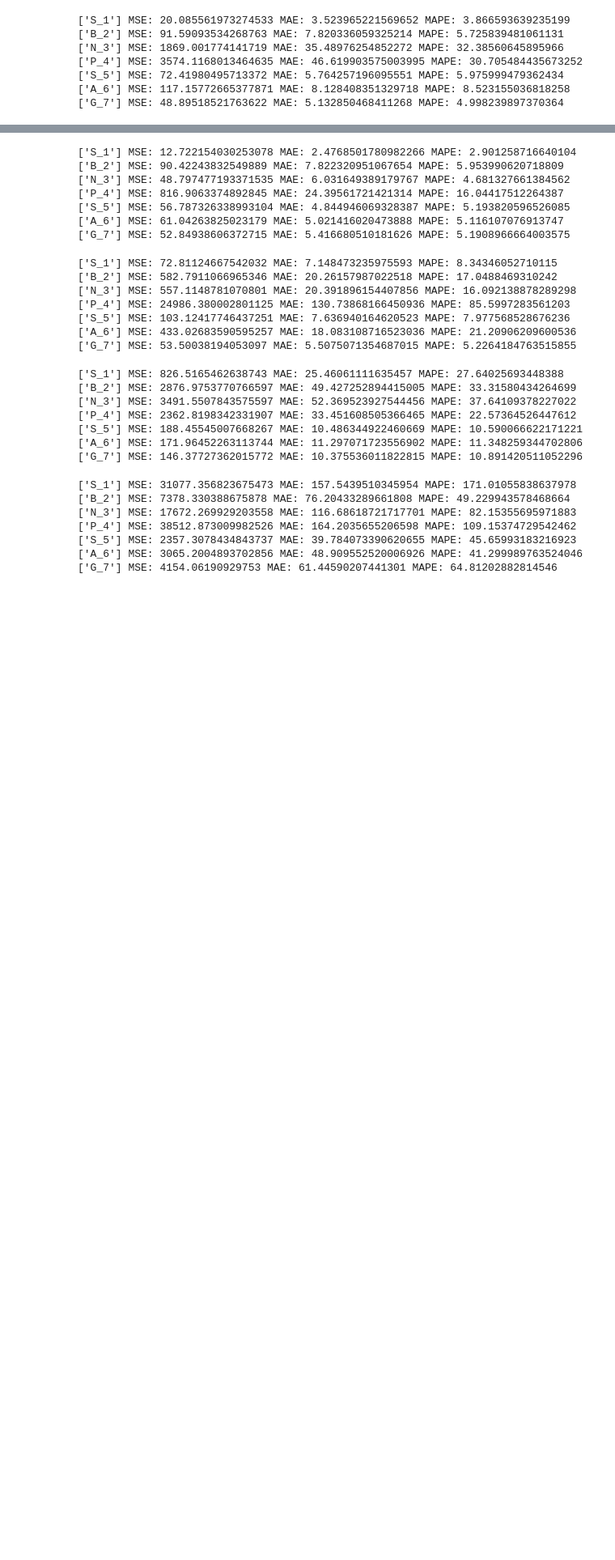
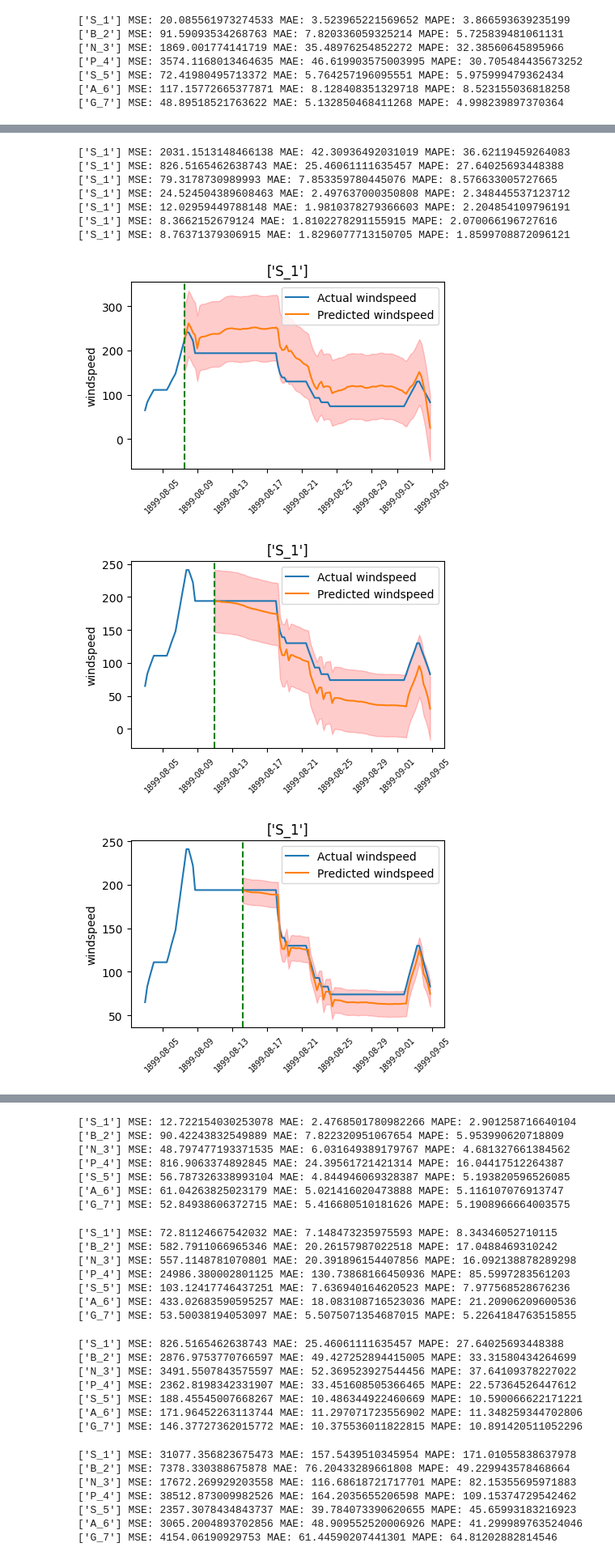
Before and after one commit to luoj21/hurricaneProj, a Jupyter notebook: hurricane_analysis_v2.ipynb, the cells around one changed output, grey strips where cells are left out. Shown at 81% size. Saved outputs shown, nothing was run; the diff lists cells and outputs as text; code cells hidden in the pictures; blank space fills up the shorter version.

```diff
--- a/hurricane_analysis_v2.ipynb
+++ b/hurricane_analysis_v2.ipynb
@@ -201,0 +205,22 @@ for data in final_data_list:
+# %%
+ratio_list = [0.15, 0.25, 0.35, 0.45, 0.55, 0.65, 0.75]
+S1_data = final_data_list[0]
+Hmodel = HurricaneModel(model2, S1_data)
+
+# Only used previous 6 hrs
+for feats in lagged_feats:
+    Hmodel.addLaggedVar(feats, lag = 1)
+
+for ratio in ratio_list:
+    Hmodel.split_train_predict(ratio, Xfeats, target, True)
+# %% [output]
+['S_1'] MSE: 2031.1513148466138 MAE: 42.30936492031019 MAPE: 36.62119459264083
+['S_1'] MSE: 826.5165462638743 MAE: 25.46061111635457 MAPE: 27.64025693448388
+['S_1'] MSE: 79.3178730989993 MAE: 7.853359780445076 MAPE: 8.576633005727665
+['S_1'] MSE: 24.524504389608463 MAE: 2.497637000350808 MAPE: 2.348445537123712
+['S_1'] MSE: 12.02959449788148 MAE: 1.9810378279366603 MAPE: 2.204854109796191
+['S_1'] MSE: 8.3662152679124 MAE: 1.8102278291155915 MAPE: 2.070066196727616
+['S_1'] MSE: 8.76371379306915 MAE: 1.8296077713150705 MAPE: 1.8599708872096121
+[figure, added]
+[figure, added]
+[figure, added]
```
Also changed, not shown: parts of 5 cells of this notebook, 1 other file.
